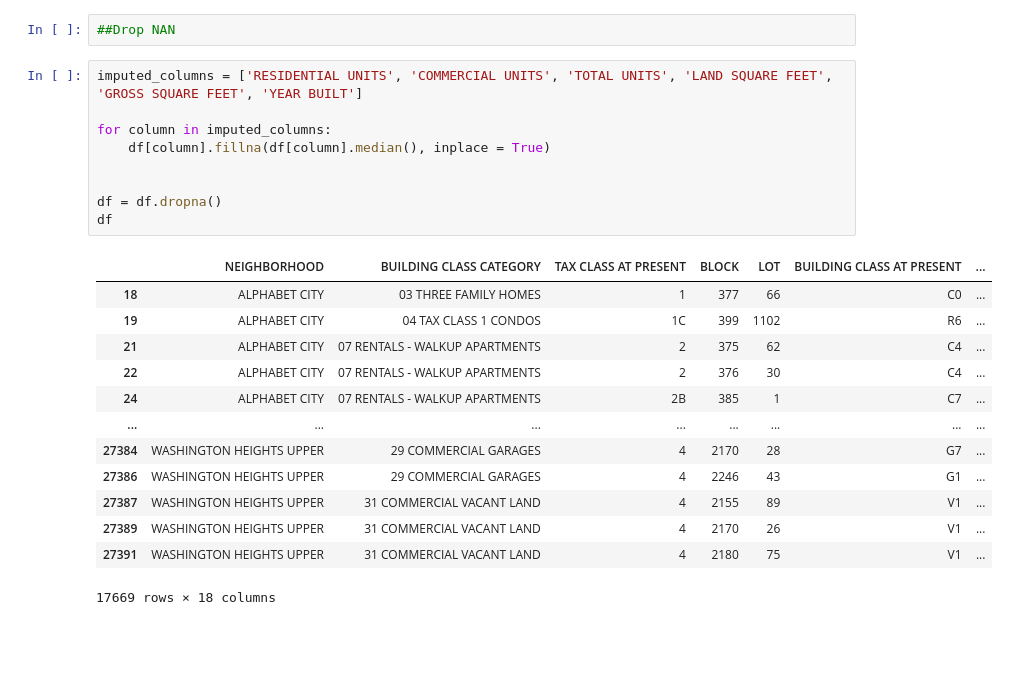
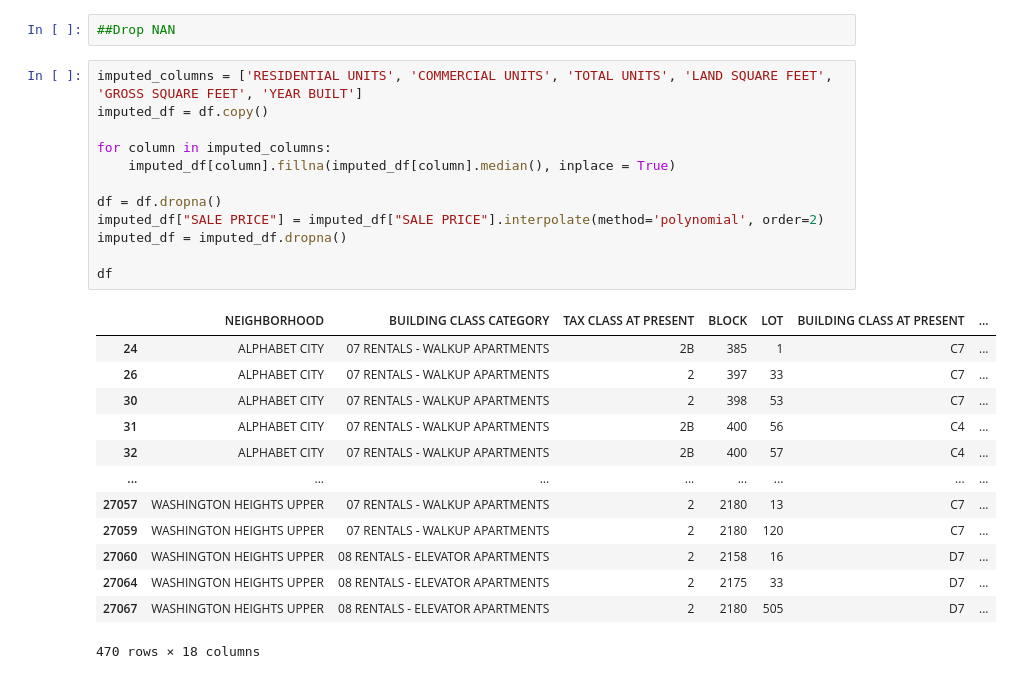
Before and after one commit to drt15Lei/BDAPA-project, a Jupyter notebook: Merged_code.ipynb, the cells around one changed output. Drawn from its saved outputs; the diff is of its cells as text; blank space fills up the shorter version.

```diff
--- a/Merged_code.ipynb
+++ b/Merged_code.ipynb
@@ -122,27 +124,30 @@ df.drop_duplicates(inplace=True)
 ##Drop NAN
 # %%
 imputed_columns = ['RESIDENTIAL UNITS', 'COMMERCIAL UNITS', 'TOTAL UNITS', 'LAND SQUARE FEET', 'GROSS SQUARE FEET', 'YEAR BUILT']
+imputed_df = df.copy()
 
 for column in imputed_columns:
-    df[column].fillna(df[column].median(), inplace = True)
-
+    imputed_df[column].fillna(imputed_df[column].median(), inplace = True)
 
 df = df.dropna()
+imputed_df["SALE PRICE"] = imputed_df["SALE PRICE"].interpolate(method='polynomial', order=2)
+imputed_df = imputed_df.dropna()
+
 df
 # %% [output]
 |  | NEIGHBORHOOD | BUILDING CLASS CATEGORY | TAX CLASS AT PRESENT | BLOCK | LOT | BUILDING CLASS AT PRESENT | ... |
-| 18 | ALPHABET CITY | 03 THREE FAMILY HOMES | 1 | 377 | 66 | C0 | ... |
-| 19 | ALPHABET CITY | 04 TAX CLASS 1 CONDOS | 1C | 399 | 1102 | R6 | ... |
-| 21 | ALPHABET CITY | 07 RENTALS - WALKUP APARTMENTS | 2 | 375 | 62 | C4 | ... |
-| 22 | ALPHABET CITY | 07 RENTALS - WALKUP APARTMENTS | 2 | 376 | 30 | C4 | ... |
 | 24 | ALPHABET CITY | 07 RENTALS - WALKUP APARTMENTS | 2B | 385 | 1 | C7 | ... |
+| 26 | ALPHABET CITY | 07 RENTALS - WALKUP APARTMENTS | 2 | 397 | 33 | C7 | ... |
+| 30 | ALPHABET CITY | 07 RENTALS - WALKUP APARTMENTS | 2 | 398 | 53 | C7 | ... |
+| 31 | ALPHABET CITY | 07 RENTALS - WALKUP APARTMENTS | 2B | 400 | 56 | C4 | ... |
+| 32 | ALPHABET CITY | 07 RENTALS - WALKUP APARTMENTS | 2B | 400 | 57 | C4 | ... |
 | ... | ... | ... | ... | ... | ... | ... | ... |
-| 27384 | WASHINGTON HEIGHTS UPPER | 29 COMMERCIAL GARAGES | 4 | 2170 | 28 | G7 | ... |
-| 27386 | WASHINGTON HEIGHTS UPPER | 29 COMMERCIAL GARAGES | 4 | 2246 | 43 | G1 | ... |
-| 27387 | WASHINGTON HEIGHTS UPPER | 31 COMMERCIAL VACANT LAND | 4 | 2155 | 89 | V1 | ... |
-| 27389 | WASHINGTON HEIGHTS UPPER | 31 COMMERCIAL VACANT LAND | 4 | 2170 | 26 | V1 | ... |
-| 27391 | WASHINGTON HEIGHTS UPPER | 31 COMMERCIAL VACANT LAND | 4 | 2180 | 75 | V1 | ... |
+| 27057 | WASHINGTON HEIGHTS UPPER | 07 RENTALS - WALKUP APARTMENTS | 2 | 2180 | 13 | C7 | ... |
+| 27059 | WASHINGTON HEIGHTS UPPER | 07 RENTALS - WALKUP APARTMENTS | 2 | 2180 | 120 | C7 | ... |
+| 27060 | WASHINGTON HEIGHTS UPPER | 08 RENTALS - ELEVATOR APARTMENTS | 2 | 2158 | 16 | D7 | ... |
+| 27064 | WASHINGTON HEIGHTS UPPER | 08 RENTALS - ELEVATOR APARTMENTS | 2 | 2175 | 33 | D7 | ... |
+| 27067 | WASHINGTON HEIGHTS UPPER | 08 RENTALS - ELEVATOR APARTMENTS | 2 | 2180 | 505 | D7 | ... |
-17669 rows × 18 columns
+470 rows × 18 columns
 # %%
 ##Removing outliers
 #This is Ella's code, this may be worth looking at
```
Also changed, not shown: parts of 8 cells of this notebook.
